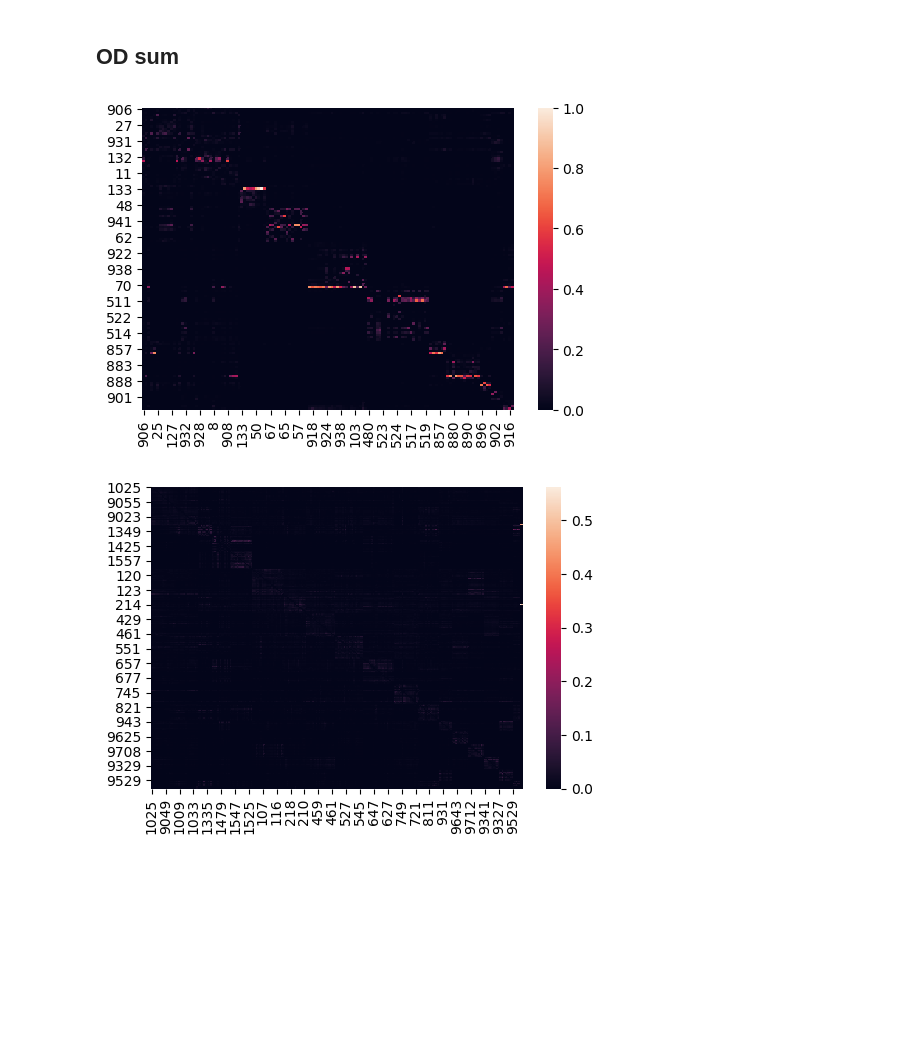
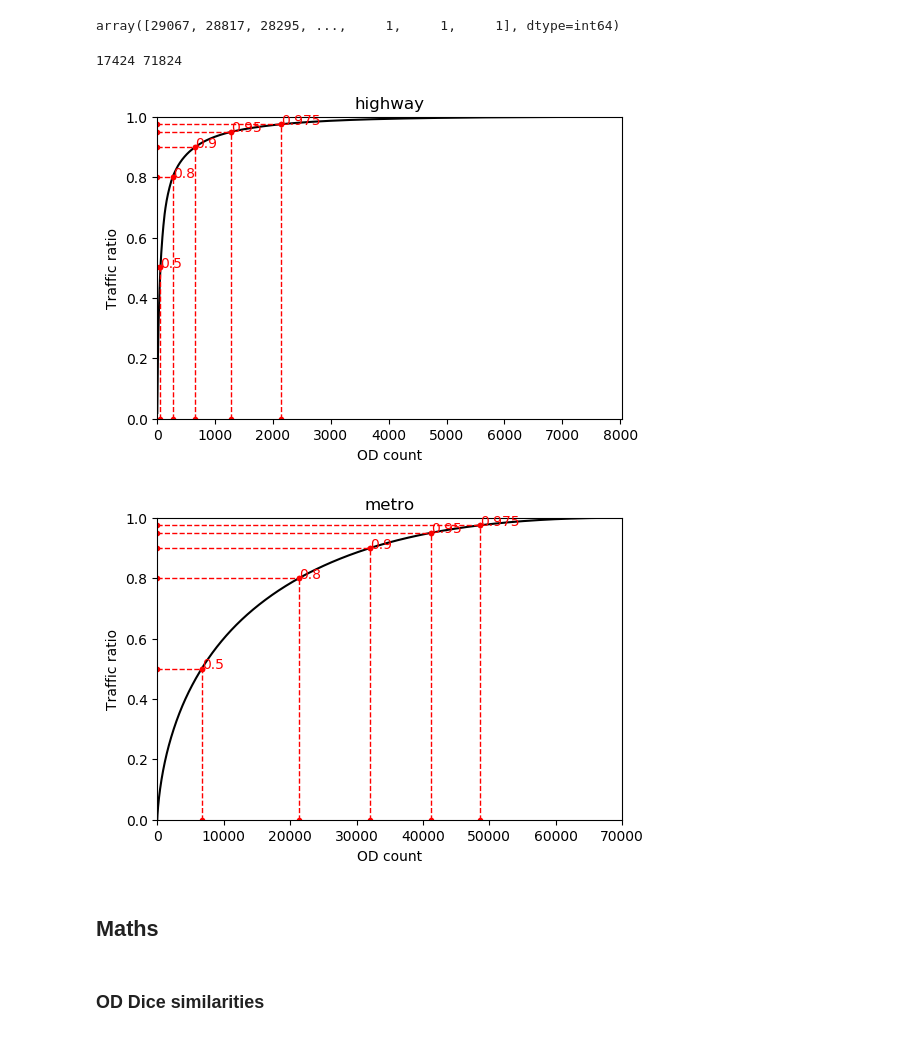
Before and after one commit to shawnwan47/ST_Attention, a Jupyter notebook: od_attr.ipynb, the cells around one changed output. Drawn from its saved outputs; the diff is of its cells as text; code cells hidden in the pictures; blank space fills up the shorter version.

```diff
--- a/od_attr.ipynb
+++ b/od_attr.ipynb
@@ -25,4 +25,0 @@ bjm = Loader.BJLoader('metro')
-# %%
-# od asfreq code
-names = od.index.names
-od = od.groupby([pd.Grouper(level=names[0], freq=freq), names[1], names[2]]).sum()
@@ -31,0 +91,16 @@ od_metro = bjm.load_ts_od()
+# %%
+reload(graph)
+
+for data in ['highway', 'metro']:
+    G = graph.build_graph_node(station[data], station_flow[data])
+    edges = od_norm(od[data])
+    graph.add_sparse_edges(G, edges)
+
+    graph.draw_nodes(G)
+    plt.axis('off')
+    plt.show()
+
+    graph.draw_nodes(G)
+    graph.draw_edges(G, edge_vmax=edges.mean())
+    plt.axis('off')
+    plt.show()
@@ -31,0 +112,44 @@ od_metro = bjm.load_ts_od()
+# %%
+test = od['highway'].values
+np.array(list(reversed(sorted(test))))
+# %% [output]
+array([29067, 28817, 28295, ...,     1,     1,     1], dtype=int64)
+# %%
+print(132**2, 268**2)
+# %% [output]
+17424 71824
+# %%
+def od_cum(values):
+    tmp = values / sum(values)
+    tmp = np.array(list(reversed(sorted(tmp))))
+    tmp = np.cumsum(tmp)
+    return tmp
+
+
+def plot_ratios(contrib, ratios):
+    assert isinstance(ratios, list)
+    for r in ratios:
+        for x, y in enumerate(contrib):
+            if y >= r:
+                plt.text(x, y, s=str(r), color='red')
+                plt.plot([0, x], [y, y], '.--', linewidth=1, color='red')
+                plt.plot([x, x], [0, y], '.--', linewidth=1, color='red')
+                break
+
+
+
+for data in ['highway', 'metro']:
+    contrib = od_cum(od[data])
+    plt.plot(contrib, color='k')
+    plt.xlim(0, len(contrib))
+    plt.ylim(0, 1)
+    plot_ratios(contrib, [0.5, 0.8, 0.9, 0.95, 0.975])
+    plt.title(data)
+    plt.xlabel('OD count')
+    plt.ylabel('Traffic ratio')
+    plt.show()
+# %% [output]
+[figure, added]
+[figure, added]
+# %% [markdown]
+## Maths
@@ -32,12 +190,2 @@ od_metro = bjm.load_ts_od()
 # %% [markdown]
-## OD sum
+### OD Dice similarities
-# %%
-for loader in [bjh, bjm]:
-    od = loader.load_od()
-    plt.figure()
-    od = od / (od.sum() + 1e-8)
-    sns.heatmap(od)
-    plt.show()
-# %% [output]
-[figure, removed]
-[figure, removed]
```
Also changed, not shown: parts of 17 cells of this notebook, 4 other files.
